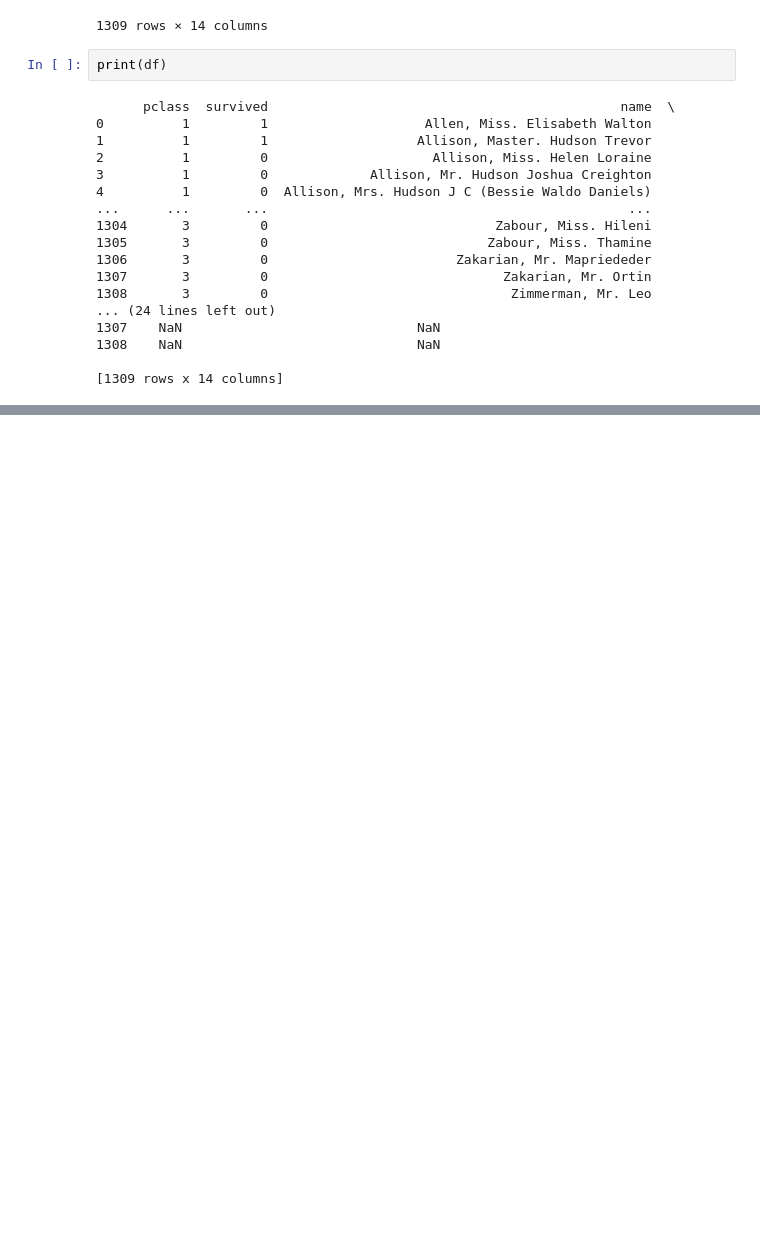
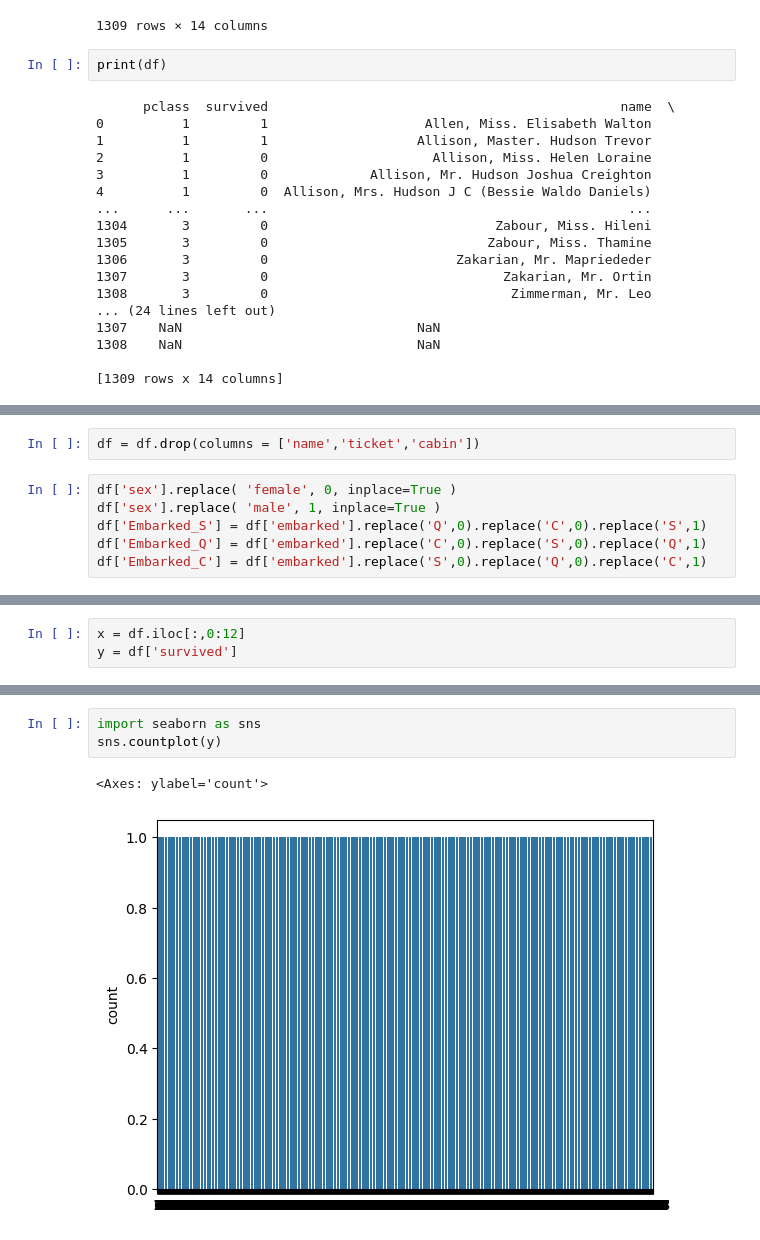
Before and after one commit to yousung-kwon/git_practice, a Jupyter notebook: Titanic/titanic.ipynb, the cells around one changed output, grey strips where cells are left out. Cells and saved outputs as stored; diff of their text form; blank space fills up the shorter version.

```diff
--- a/Titanic/titanic.ipynb
+++ b/Titanic/titanic.ipynb
@@ -41,0 +75,8 @@ print(df)
+# %%
+df = df.drop(columns = ['name','ticket','cabin'])
+# %%
+df['sex'].replace( 'female', 0, inplace=True )
+df['sex'].replace( 'male', 1, inplace=True )
+df['Embarked_S'] = df['embarked'].replace('Q',0).replace('C',0).replace('S',1)
+df['Embarked_Q'] = df['embarked'].replace('C',0).replace('S',0).replace('Q',1)
+df['Embarked_C'] = df['embarked'].replace('S',0).replace('Q',0).replace('C',1)
@@ -41,0 +112,3 @@ print(df)
+# %%
+x = df.iloc[:,0:12]
+y = df['survived']
@@ -41,0 +290,6 @@ print(df)
+# %%
+import seaborn as sns
+sns.countplot(y)
+# %% [output]
+<Axes: ylabel='count'>
+[figure, added]
```
Also changed, not shown: parts of 48 cells of this notebook.
